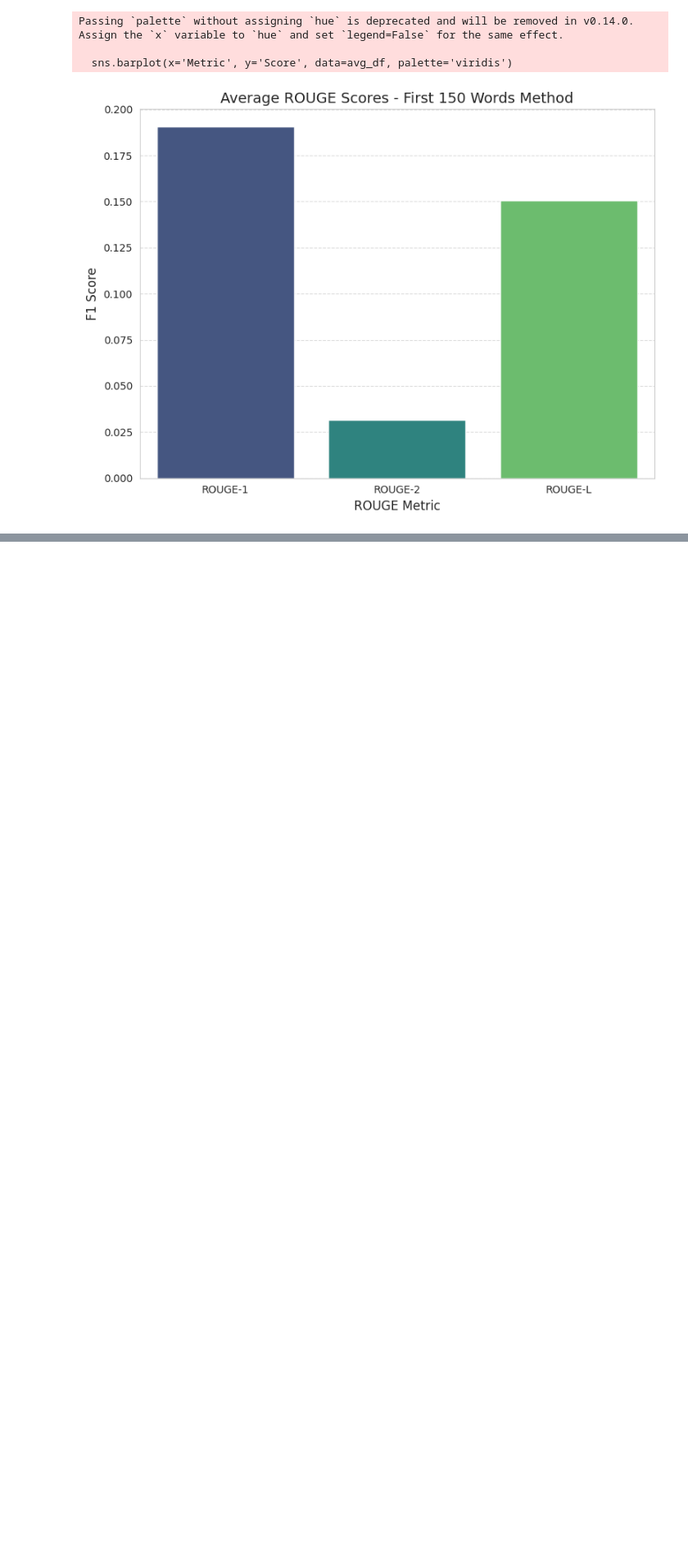
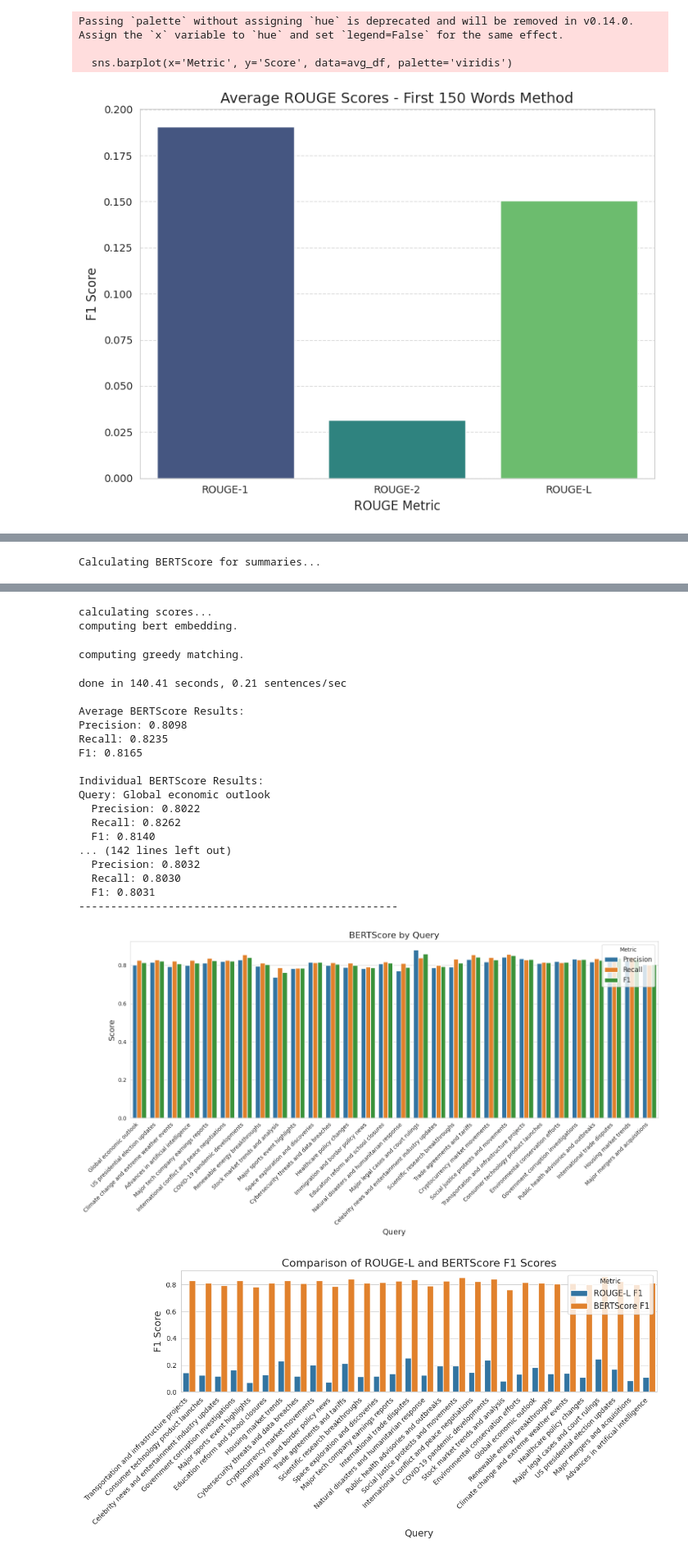
Before and after one commit to hspgit/IR-Project-Text-summarization, a Jupyter notebook: new_evaluate.ipynb, the cells around one changed output, grey strips where cells are left out. Shown at 82% size. Cells and saved outputs as stored; diff of their text form; code cells hidden in the pictures; blank space fills up the shorter version.

Commit message:
use bert score

```diff
--- a/new_evaluate.ipynb
+++ b/new_evaluate.ipynb
@@ -467,0 +524,57 @@ ROUGE-L F1: 0.1083
+# %%
+# Calculate BERTScore
+bertscore_results = calculate_bertscore(generated_summaries, target_summaries)
+
+# Visualize BERTScore results
+if bertscore_results:
+    plt.figure(figsize=(15, 8))
+
+    # Prepare data for visualization
+    bert_df = pd.DataFrame([
+        {
+            'Query': query,
+            'Precision': scores['precision'],
+            'Recall': scores['recall'],
+            'F1': scores['f1']
+        }
+        for query, scores in bertscore_results.items()
+    ])
+
+    # Create melted dataframe for grouped bar chart
+    bert_melted = bert_df.melt(id_vars=['Query'], var_name='Metric', value_name='Score')
+
+    # Plot grouped bar chart
+    sns.barplot(x='Query', y='Score', hue='Metric', data=bert_melted)
+    plt.title('BERTScore by Query', fontsize=16)
+    plt.xlabel('Query', fontsize=14)
+    plt.ylabel('Score', fontsize=14)
+    plt.xticks(rotation=45, ha='right')
+    plt.legend(title='Metric', fontsize=12)
+    plt.tight_layout()
+    plt.savefig('bertscore_by_query.png', dpi=300, bbox_inches='tight')
+    plt.show()
+
+    # Compare ROUGE-L F1 with BERTScore F1
+    if 'results' in globals() and results:
+        compare_df = pd.DataFrame([
+            {
+                'Query': query,
+                'ROUGE-L F1': results[query]['rouge-l']['f'] if query in results else 0,
+                'BERTScore F1': bertscore_results[query]['f1'] if query in bertscore_results else 0
+            }
+            for query in set(results.keys()) | set(bertscore_results.keys())
+        ])
+
+        plt.figure(figsize=(12, 6))
+        compare_melted = compare_df.melt(id_vars=['Query'], var_name='Metric', value_name='F1 Score')
+        sns.barplot(x='Query', y='F1 Score', hue='Metric', data=compare_melted)
+        plt.title('Comparison of ROUGE-L and BERTScore F1 Scores', fontsize=16)
+        plt.xlabel('Query', fontsize=14)
+        plt.ylabel('F1 Score', fontsize=14)
+        plt.xticks(rotation=45, ha='right')
+        plt.legend(title='Metric', fontsize=12)
+        plt.tight_layout()
+        plt.savefig('rouge_vs_bertscore.png', dpi=300, bbox_inches='tight')
+        plt.show()
+# %% [output]
+Calculating BERTScore for summaries...
@@ -467,0 +590,22 @@ ROUGE-L F1: 0.1083
+calculating scores...
+computing bert embedding.
+computing greedy matching.
+done in 140.41 seconds, 0.21 sentences/sec
+
+Average BERTScore Results:
+Precision: 0.8098
+Recall: 0.8235
+F1: 0.8165
+
+Individual BERTScore Results:
+Query: Global economic outlook
+  Precision: 0.8022
+  Recall: 0.8262
+  F1: 0.8140
+... (142 lines left out)
+  Precision: 0.8032
+  Recall: 0.8030
+  F1: 0.8031
+--------------------------------------------------
+[figure, added]
+[figure, added]
```
Also changed, not shown: parts of 4 cells of this notebook.
